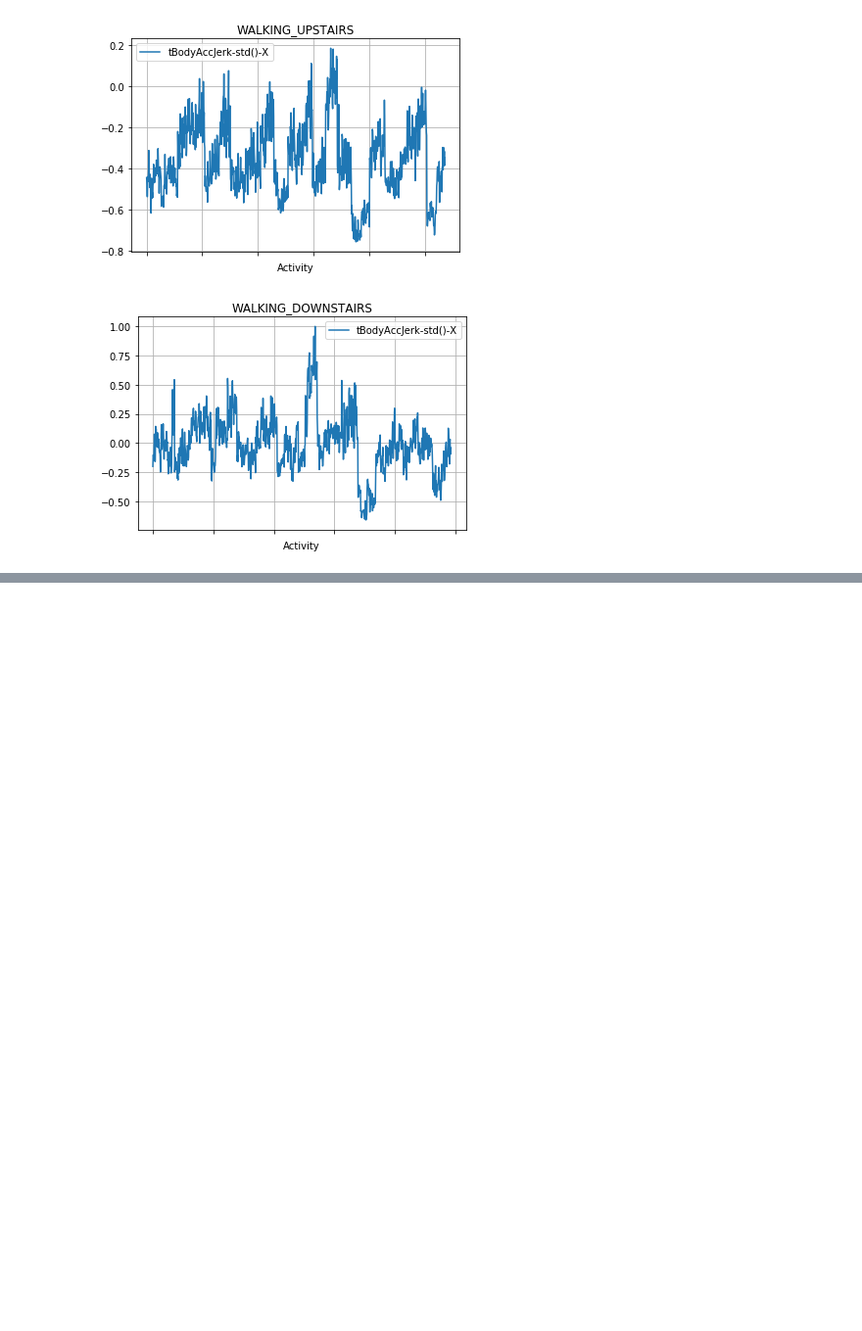
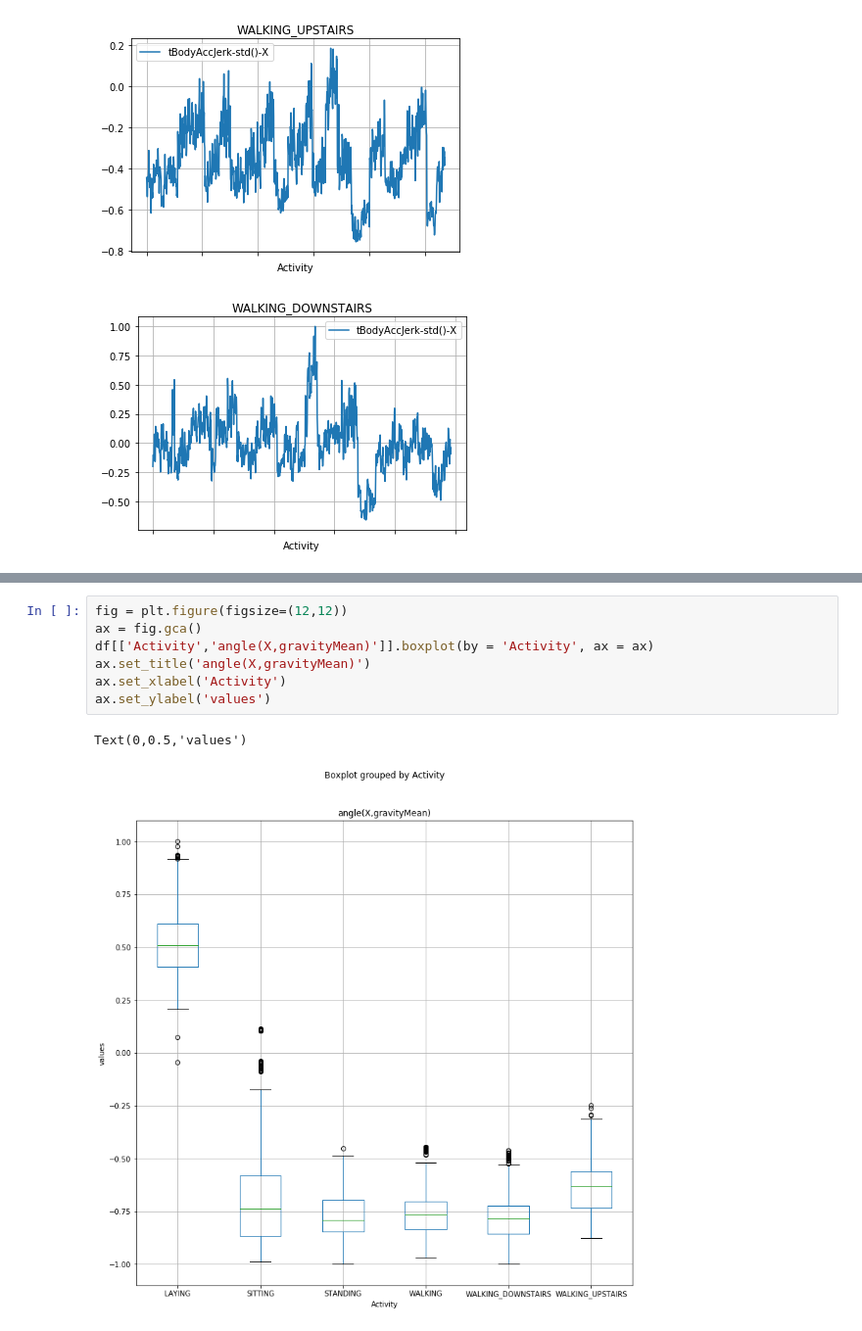
Before and after one commit to hitesh-bansal/SpringBoard-DSC, a Jupyter notebook: human-activity-recognition-with-smartphones/Human_Activity.ipynb, the cells around one changed output, grey strips where cells are left out. Shown at 98% size. Drawn from its saved outputs; the diff is of its cells as text; blank space fills up the shorter version.

```diff
--- a/human-activity-recognition-with-smartphones/Human_Activity.ipynb
+++ b/human-activity-recognition-with-smartphones/Human_Activity.ipynb
@@ -395,0 +370,10 @@ col_names = ['STANDING','SITTING','LAYING','WALKING','WALKING_UPSTAIRS','WALKING
+# %%
+fig = plt.figure(figsize=(12,12))
+ax = fig.gca()
+df[['Activity','angle(X,gravityMean)']].boxplot(by = 'Activity', ax = ax)
+ax.set_title('angle(X,gravityMean)')
+ax.set_xlabel('Activity')
+ax.set_ylabel('values')
+# %% [output]
+Text(0,0.5,'values')
+[figure, added]
```
Also changed, not shown: parts of 7 cells of this notebook.
